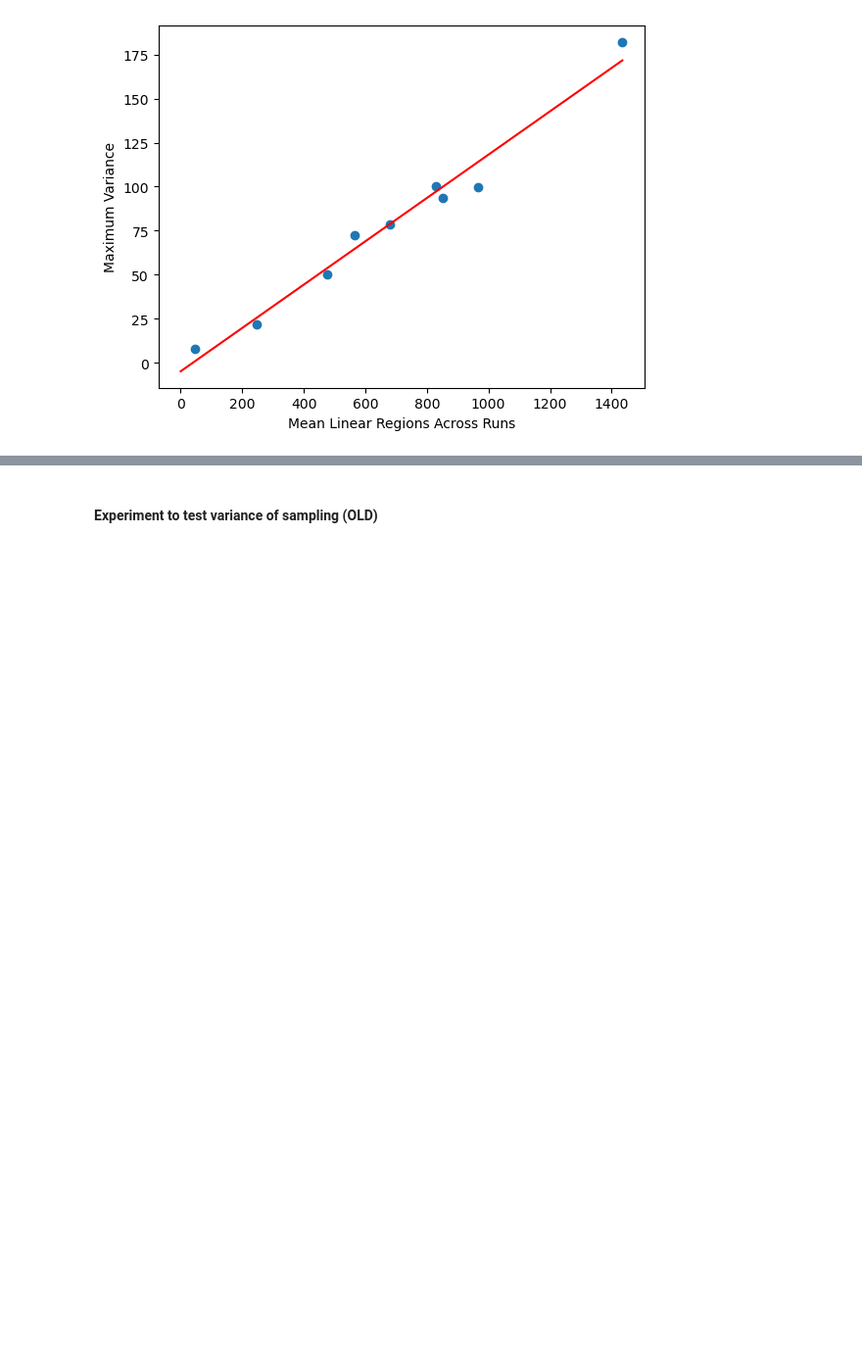
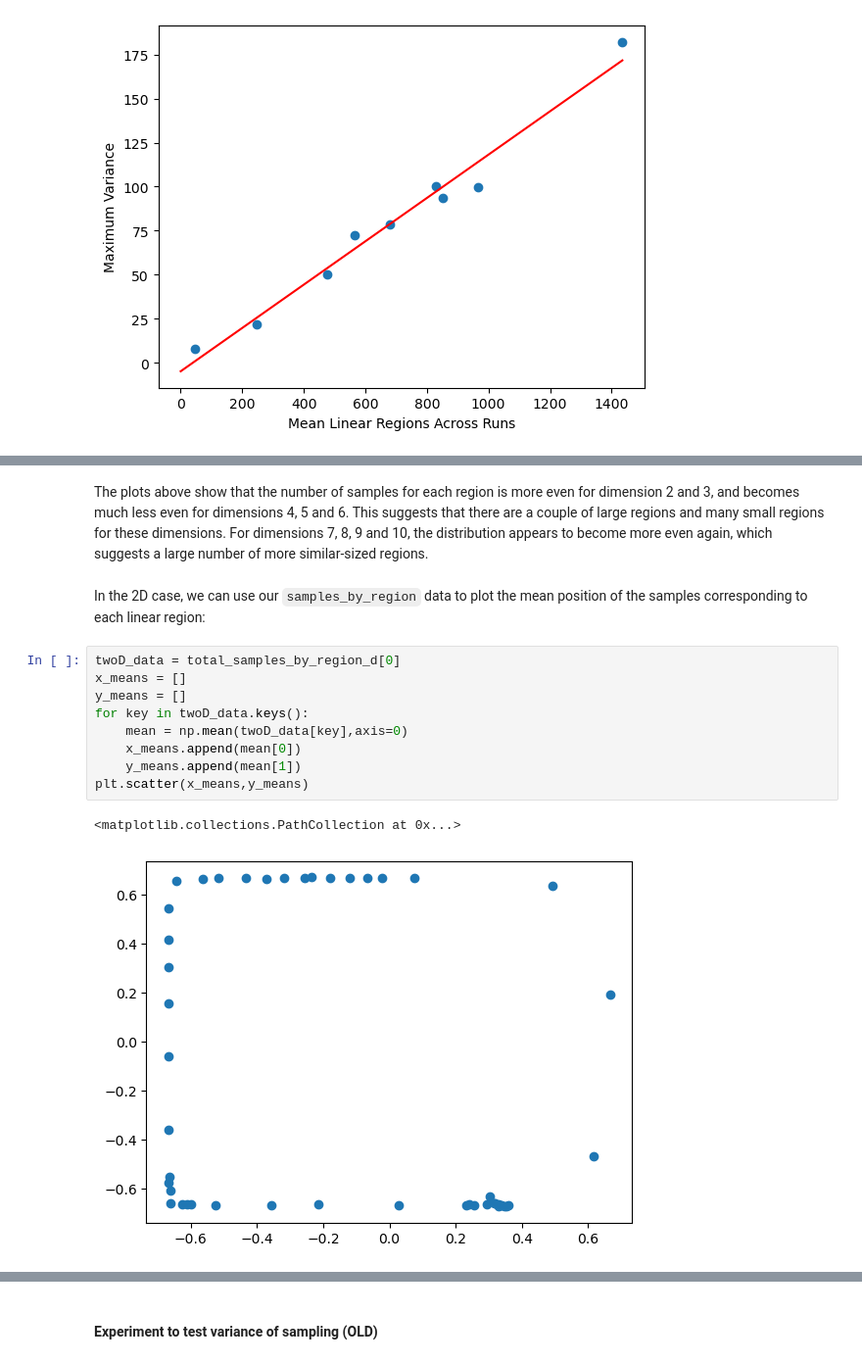
Before and after one commit to Gautam-Chauhan/MSc-Thesis, a Jupyter notebook: iid_uniform_code.ipynb, the cells around one changed output, grey strips where cells are left out. Shown at 98% size. Saved outputs shown, nothing was run; the diff lists cells and outputs as text; blank space fills up the shorter version.

```diff
--- a/iid_uniform_code.ipynb
+++ b/iid_uniform_code.ipynb
@@ -470,0 +630,16 @@ Text(0, 0.5, 'Maximum Variance')
+# %% [markdown]
+The plots above show that the number of samples for each region is more even for dimension 2 and 3, and becomes much less even for dimensions 4, 5 and 6. This suggests that there are a couple of large regions and many small regions for these dimensions. For dimensions 7, 8, 9 and 10, the distribution appears to become more even again, which suggests a large number of more similar-sized regions.
+# %% [markdown]
+In the 2D case, we can use our `samples_by_region` data to plot the mean position of the samples corresponding to each linear region:
+# %%
+twoD_data = total_samples_by_region_d[0]
+x_means = []
+y_means = []
+for key in twoD_data.keys():
+    mean = np.mean(twoD_data[key],axis=0)
+    x_means.append(mean[0])
+    y_means.append(mean[1])
+plt.scatter(x_means,y_means)
+# %% [output]
+<matplotlib.collections.PathCollection at 0x...>
+[figure, added]
```
Also changed, not shown: parts of 22 cells of this notebook.
